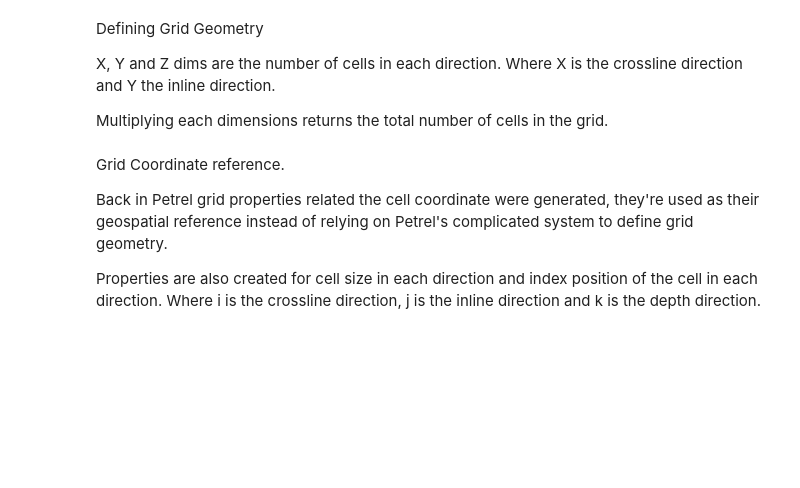
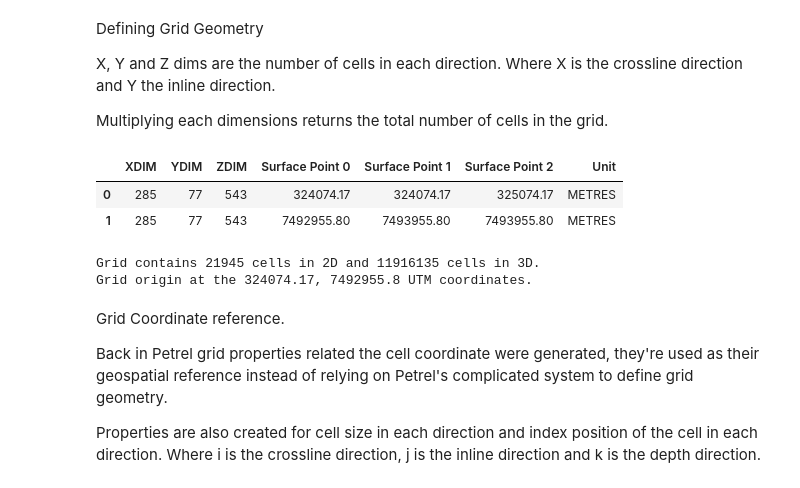
Before and after one commit to jralha/campob, a Jupyter notebook: Untitled.ipynb, the cells around one changed output. Drawn from its saved outputs; the diff is of its cells as text; code cells hidden in the pictures; blank space fills up the shorter version.

```diff
--- a/Untitled.ipynb
+++ b/Untitled.ipynb
@@ -98,9 +100,13 @@ X, Y and Z dims are the number of cells in each direction. Where X is the crossl
 
 Multiplying each dimensions returns the total number of cells in the grid.
 # %%
-grid='campob.GRDECL' #Gridfile
+grid='data/campob.GRDECL' #Gridfile
 info = grid_info(grid) #Run info function for gridfile
 info
+# %% [output]
+|  | XDIM | YDIM | ZDIM | Surface Point 0 | Surface Point 1 | Surface Point 2 | Unit |
+| 0 | 285 | 77 | 543 | 324074.17 | 324074.17 | 325074.17 | METRES |
+| 1 | 285 | 77 | 543 | 7492955.80 | 7493955.80 | 7493955.80 | METRES |
 # %%
 #Get dimensional values from info table.
 xdim = info['XDIM'].iloc[0]
@@ -114,6 +120,9 @@ gridsize3d = (gridsize2d*zdim)
 
 print("Grid contains "+str(gridsize2d)+" cells in 2D and "+str(gridsize3d)+" cells in 3D.")
 print("Grid origin at the "+str(p0[0])+", "+str(p0[1])+" UTM coordinates.")
+# %% [output]
+Grid contains 21945 cells in 2D and 11916135 cells in 3D.
+Grid origin at the 324074.17, 7492955.8 UTM coordinates.
 # %% [markdown]
 Grid Coordinate reference.
 
```
Also changed, not shown: parts of 7 cells of this notebook, 5 other files.
